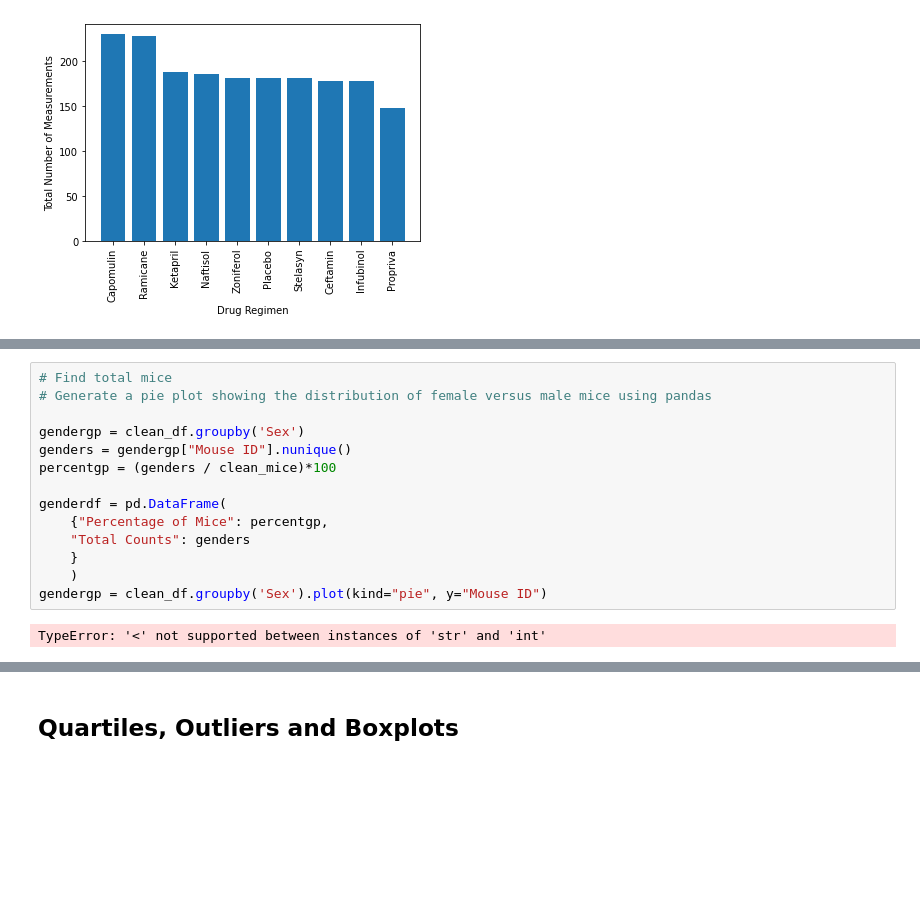
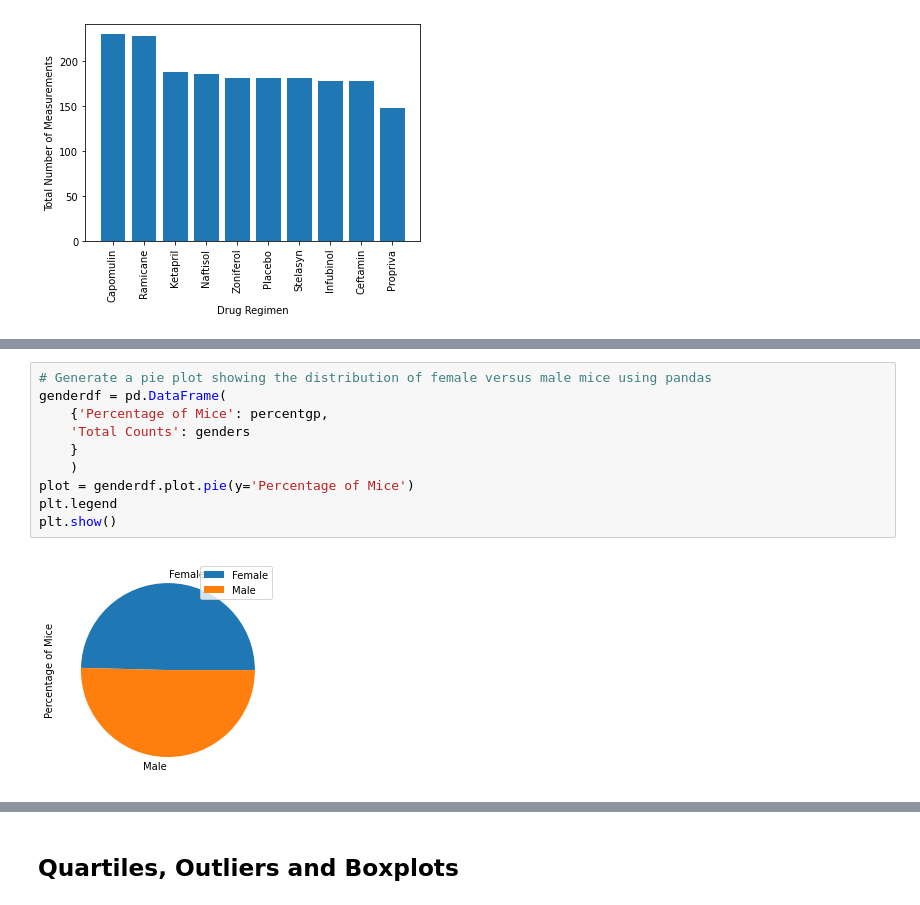
Before and after one commit to MichFig/Matplotlib, a Jupyter notebook: Pymaceuticals/pymaceuticals.ipynb, the cells around one changed output, grey strips where cells are left out. Drawn from its saved outputs; the diff is of its cells as text; blank space fills up the shorter version.

Commit message:
Pie Plots

```diff
--- a/Pymaceuticals/pymaceuticals.ipynb
+++ b/Pymaceuticals/pymaceuticals.ipynb
@@ -153,18 +171,14 @@ plt.show()
 # %%
-# Find total mice
 # Generate a pie plot showing the distribution of female versus male mice using pandas
-
-gendergp = clean_df.groupby('Sex')
-genders = gendergp["Mouse ID"].nunique()
-percentgp = (genders / clean_mice)*100
-
 genderdf = pd.DataFrame(
-    {"Percentage of Mice": percentgp,
-    "Total Counts": genders
+    {'Percentage of Mice': percentgp,
+    'Total Counts': genders
     }
     )
-gendergp = clean_df.groupby('Sex').plot(kind="pie", y="Mouse ID")
+plot = genderdf.plot.pie(y='Percentage of Mice')
+plt.legend
+plt.show()
 # %% [output]
-TypeError: '<' not supported between instances of 'str' and 'int'
+[figure, added]
 # %%
 # Generate a pie plot showing the distribution of female versus male mice using pyplot
```
Also changed, not shown: parts of 2 cells of this notebook.
